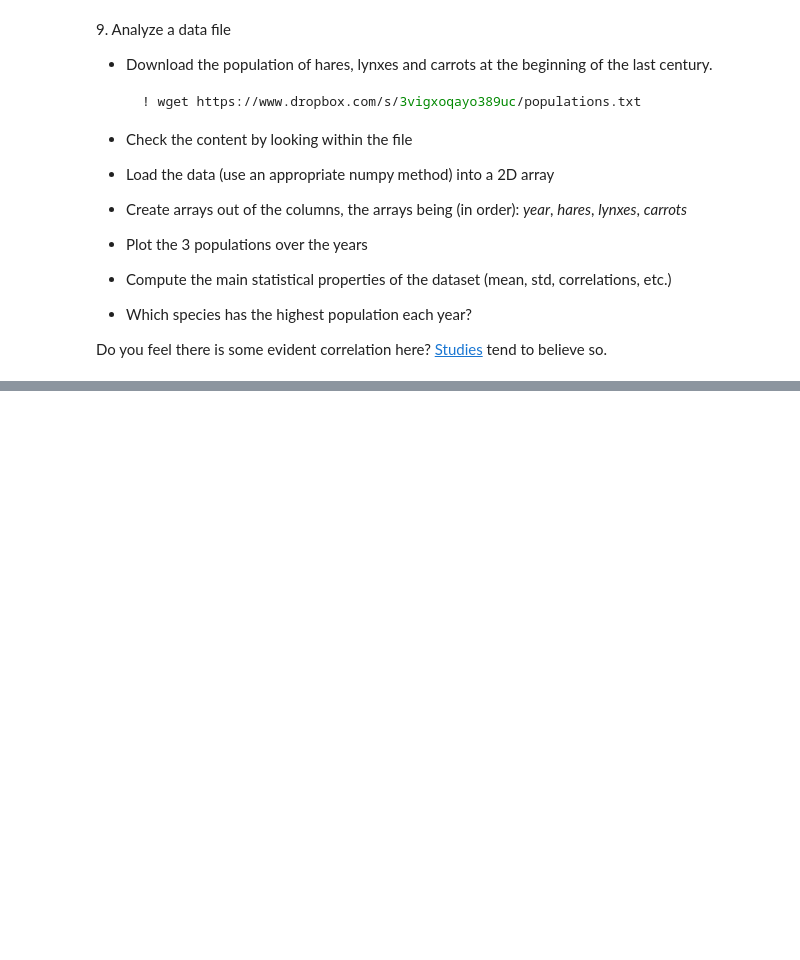
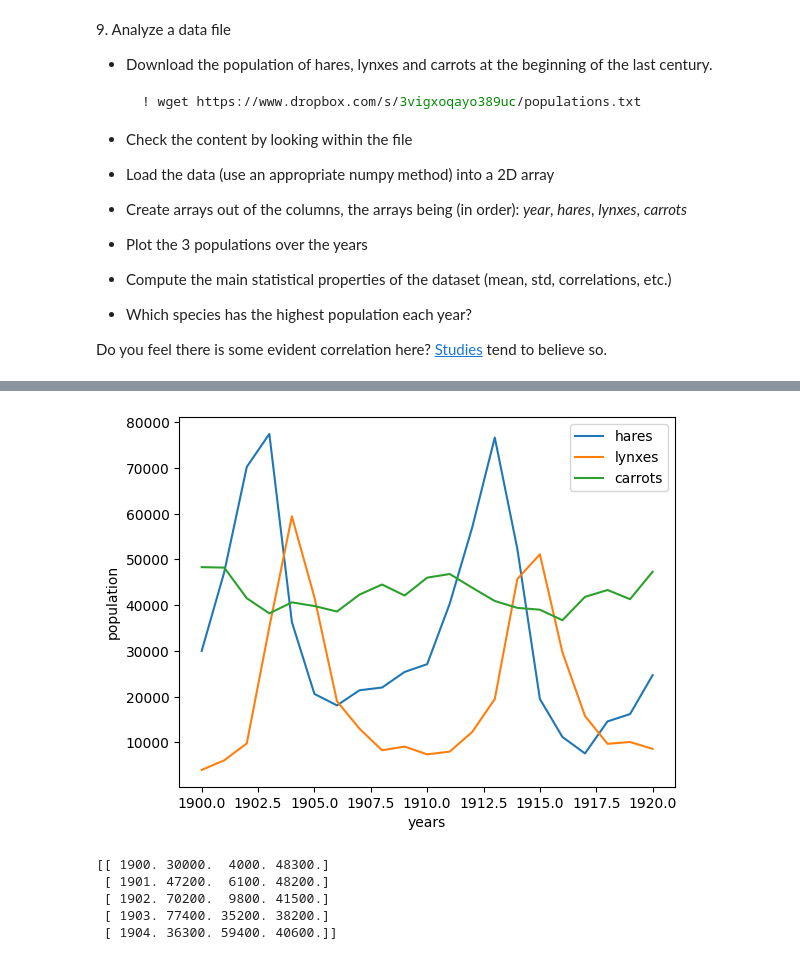
Before and after one commit to nicolomeneguzzo/LaboratoryOfComputationalPhysics_Y8, a Jupyter notebook: 04ex_Numpy.ipynb, the cells around one changed output, grey strips where cells are left out. Saved outputs shown, nothing was run; the diff lists cells and outputs as text; code cells hidden in the pictures; blank space fills up the shorter version.

```diff
--- a/04ex_Numpy.ipynb
+++ b/04ex_Numpy.ipynb
@@ -322,0 +368,24 @@ Do you feel there is some evident correlation here? [Studies](https://www.enr.go
+# %%
+file = np.loadtxt('populations.txt')
+
+year = file[:,0]
+hares = file[:,1]
+lynxes = file[:,2]
+carrots = file[:,3]
+
+for i in zip((hares, lynxes, carrots), ('hares', 'lynxes', 'carrots')):
+    plt.plot(year, i[0], label=f'{i[1]}')
+plt.xlabel('years')
+plt.ylabel('population')
+plt.legend()
+plt.show()
+# %% [output]
+[figure, added]
+# %%
+print(file[:5])
+# %% [output]
+[[ 1900. 30000.  4000. 48300.]
+ [ 1901. 47200.  6100. 48200.]
+ [ 1902. 70200.  9800. 41500.]
+ [ 1903. 77400. 35200. 38200.]
+ [ 1904. 36300. 59400. 40600.]]
```
Also changed, not shown: parts of 2 cells of this notebook, 2 other files.
